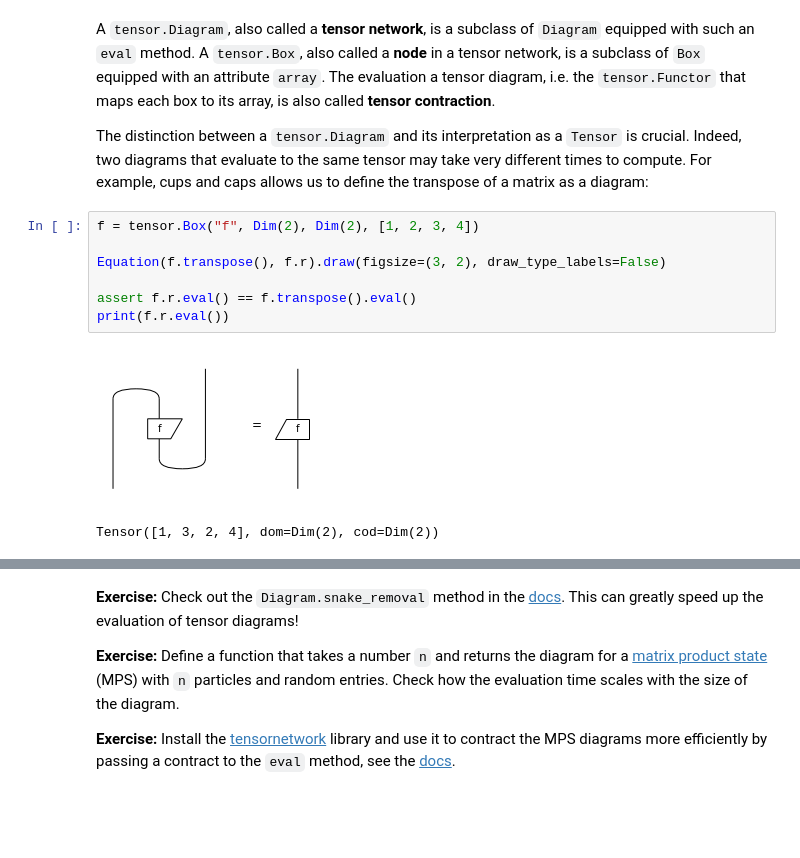
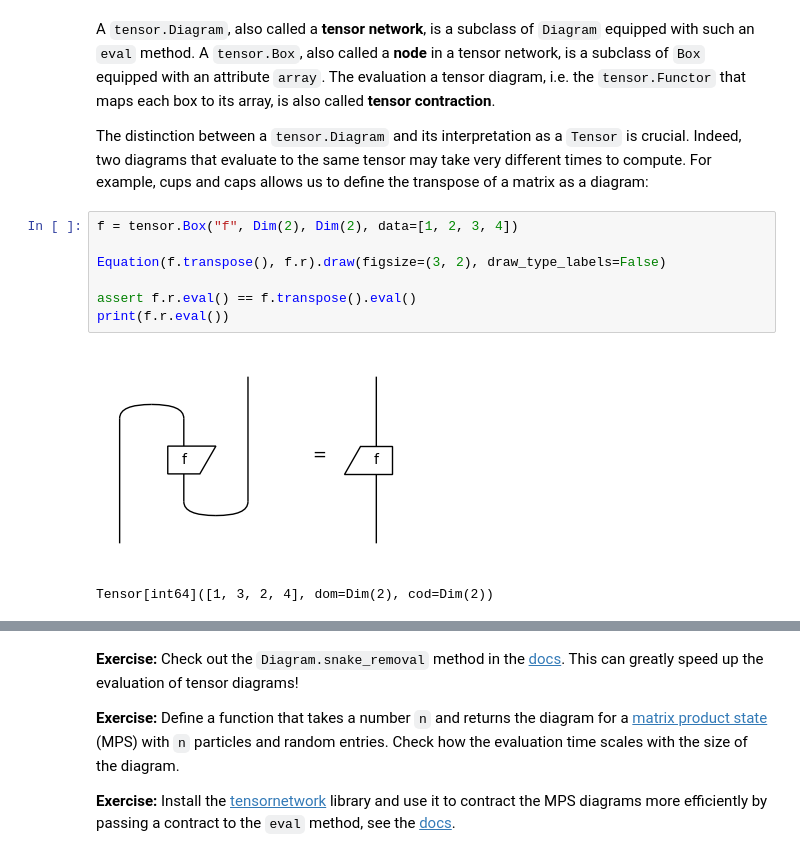
Before and after one commit to cnm13ryan/discopy, a Jupyter notebook: docs/notebooks/qnlp.ipynb, the cells around one changed output, grey strips where cells are left out. Drawn from its saved outputs; the diff is of its cells as text; blank space fills up the shorter version.

Commit message:
Fix bug and missing data=...

```diff
--- a/docs/notebooks/qnlp.ipynb
+++ b/docs/notebooks/qnlp.ipynb
@@ -299,15 +299,15 @@ A `tensor.Diagram`, also called a **tensor network**, is a subclass of `Diagram`
 
 The distinction between a `tensor.Diagram` and its interpretation as a `Tensor` is crucial. Indeed, two diagrams that evaluate to the same tensor may take very different times to compute. For example, cups and caps allows us to define the transpose of a matrix as a diagram:
 # %%
-f = tensor.Box("f", Dim(2), Dim(2), [1, 2, 3, 4])
+f = tensor.Box("f", Dim(2), Dim(2), data=[1, 2, 3, 4])
 
 Equation(f.transpose(), f.r).draw(figsize=(3, 2), draw_type_labels=False)
 
 assert f.r.eval() == f.transpose().eval()
 print(f.r.eval())
 # %% [output]
-[figure, old version]
+[figure, new version]
-Tensor([1, 3, 2, 4], dom=Dim(2), cod=Dim(2))
+Tensor[int64]([1, 3, 2, 4], dom=Dim(2), cod=Dim(2))
 # %%
 %timeit f.transpose().transpose().eval()
 # %% [output]
```
Also changed, not shown: parts of 28 cells of this notebook, 1 other file.
